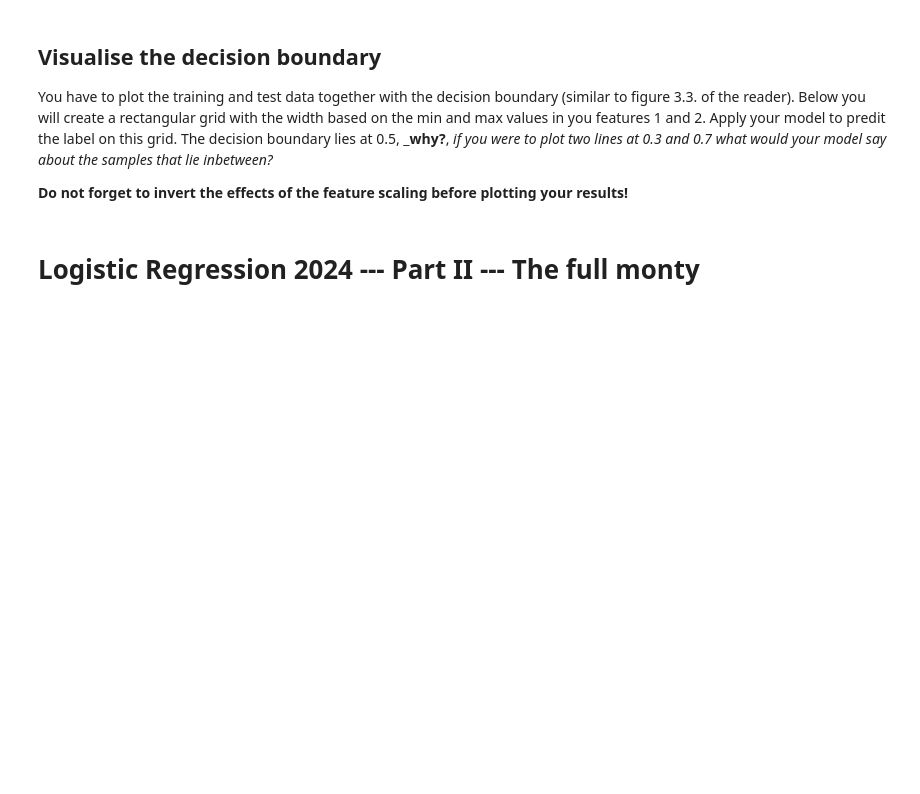
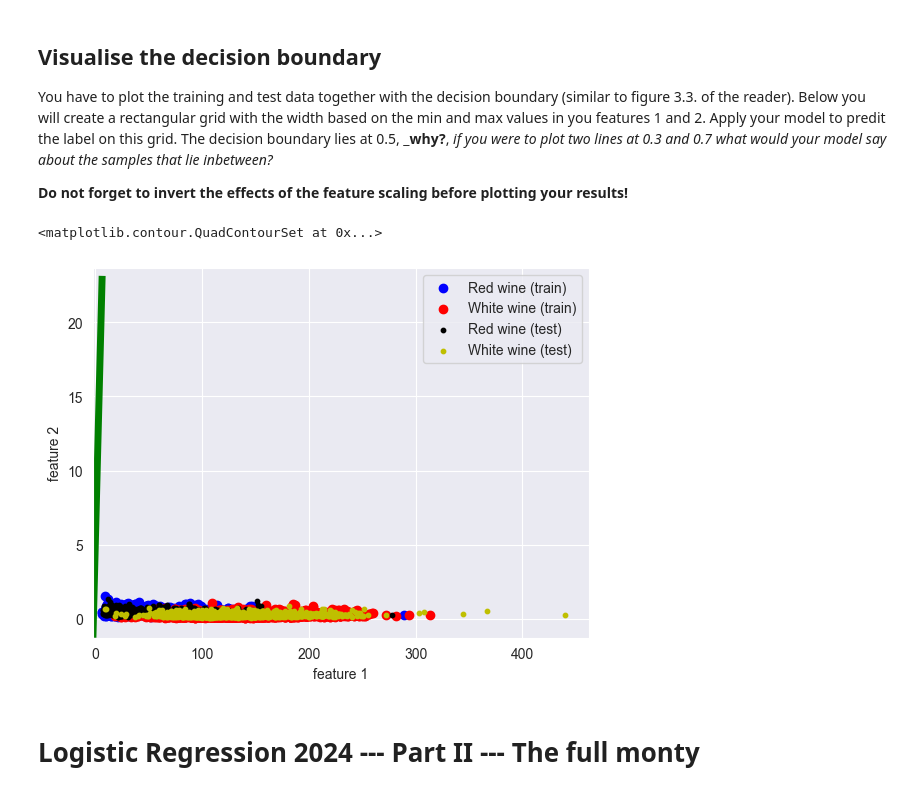
Before and after one commit to BenVigos/Machine-Learning, a Jupyter notebook: Assignment 2/log_regression_2025_student.ipynb, the cells around one changed output. Saved outputs shown, nothing was run; the diff lists cells and outputs as text; code cells hidden in the pictures; blank space fills up the shorter version.

```diff
--- a/Assignment 2/log_regression_2025_student.ipynb
+++ b/Assignment 2/log_regression_2025_student.ipynb
@@ -353,10 +372,10 @@ def gradient(X, y, theta):
 
     """
     M = len(y)
-    grad = ...
+    grad = 1 / M * X.T@(sigmoid(X@theta)-y)
     return grad
 # %%
 # test the function for some value of theta
-theta = ...
-grad = ...
+theta = np.random.rand(N + 1, 1)
+grad = gradient(X,y, theta)
 print(grad)
@@ -363,7 +386,7 @@ print(grad)
 # %% [markdown]
 Next, define the function `train()` that implements the gradient descent algorithm.
 # %%
-def train(X, y, theta, eta = 0.01, num_iters = 7500):
+def train(X, y, theta, eta=0.01, num_iters=7500):
     """
     Implements the gradient descent algorithm for a linear regression model
 
@@ -387,16 +410,20 @@ def train(X, y, theta, eta = 0.01, num_iters = 7500):
     loss : (num_iters,) ndarray
         The loss at each iteration
     """
-    theta = ...
-    loss = ...
+
+    loss = []
+
+    for i in range(num_iters):
+        theta = theta - eta * gradient(X, y, theta)
+        loss.append(compute_loss(X, y, theta))
 
     return (theta, loss)
 # %% [markdown]
 We can now train the model.
 # %%
 # intialize theta to some value
-theta = ...
+theta = np.random.rand(N + 1, 1)
 # train the model
-theta, loss = ....
+theta, loss = train(X, y, theta, eta= 0.1, num_iters=10000)
 # print the computed weight vector
 print(f'weigths: {theta}')
@@ -467,48 +506,51 @@ You have to plot the training and test data together with the decision boundary
 mask1 = label_train[:] == 1
 mask2 = label_train[:] == 0
 # Inverse the feature scaling on x1data_train and x2data_train and call the results d1 and d2:
-d1= ...
-d2= ...
+d1 = fscale_inv(x1data_train, mean1, std1)
+d2 = fscale_inv(x2data_train, mean2, std2)
 # plot a blue marker for white and a red marker for red wines in the training set
 plt.scatter(d1[mask1], d2[mask1], c='b', marker='o', label='Red wine (train)')
 plt.scatter(d1[mask2], d2[mask2], c='r', marker='o', label='White wine (train)')
 
 # The same as above but now for the test set:
-mask1 = ...
-mask2 = ...
-d1= ...
-d2= ...
+mask1 = label_test[:] == 1
+mask2 = label_test[:] == 0
+d1 = fscale_inv(x1data_test, mean1test, std1test)
+d2 = fscale_inv(x2data_test, mean2test, std2test)
 plt.scatter(d1[mask1], d2[mask1], c='k', s=10, marker='o', label='Red wine (test)')
 plt.scatter(d1[mask2], d2[mask2], c='y', s=10, marker='o', label='White wine (test)')
 
 plt.legend()
 plt.xlabel('feature 1')
 plt.ylabel('feature 2')
 
 # the code below plots the decision boundary in the plot. This is a bit of an overkill for our current simple (straight line) model,
 # but can also be used in the same wat when you add higher order polynimal features in the Design matrix.
 
 # build mesh of gridpoints
-x1_min, x1_max = X[:,1].min(), X[:,1].max()
-x2_min, x2_max = X[:,2].min(), X[:,2].max()
+x1_min, x1_max = X[:, 1].min(), X[:, 1].max()
+x2_min, x2_max = X[:, 2].min(), X[:, 2].max()
 xx1, xx2 = np.meshgrid(np.linspace(x1_min, x1_max), np.linspace(x2_min, x2_max))
 
 # compute hypothesis on the meshgrid
 # first create a Mx2 ndarray with the values of the scores on the mesh
 data_mesh = np.column_stack((xx1.ravel(), xx2.ravel()))
 # compute the full feature matrix
-bias = np.ones(len(data_mesh)).reshape(-1,1)
+bias = np.ones(len(data_mesh)).reshape(-1, 1)
 X_mesh = np.column_stack((bias, data_mesh))
 # compute the predicted labels (h) with you model on this mesh (do not force integers as the predict function does):
 h = sigmoid(X_mesh @ theta)
 h = h.reshape(xx1.shape)
 
 # Before plotting the contour levels you should undo the feature scaling on the grids xx1,xx2:
-xx1= ...
-xx2= ...
+xx1 = fscale_inv(xx1, np.mean(xx1), np.std(xx1))
+xx2 = fscale_inv(xx2, np.mean(xx2), np.std(xx2))
 
 # plot the contour level(s)
 plt.contour(xx1, xx2, h, [0.5], linewidths=5, colors='g')
+# %% [output]
+<matplotlib.contour.QuadContourSet at 0x...>
+[figure, added]
 # %% [markdown]
 # Logistic Regression 2024  --- Part II --- The full monty
 # %% [markdown]
```
Also changed, not shown: parts of 26 cells of this notebook.
